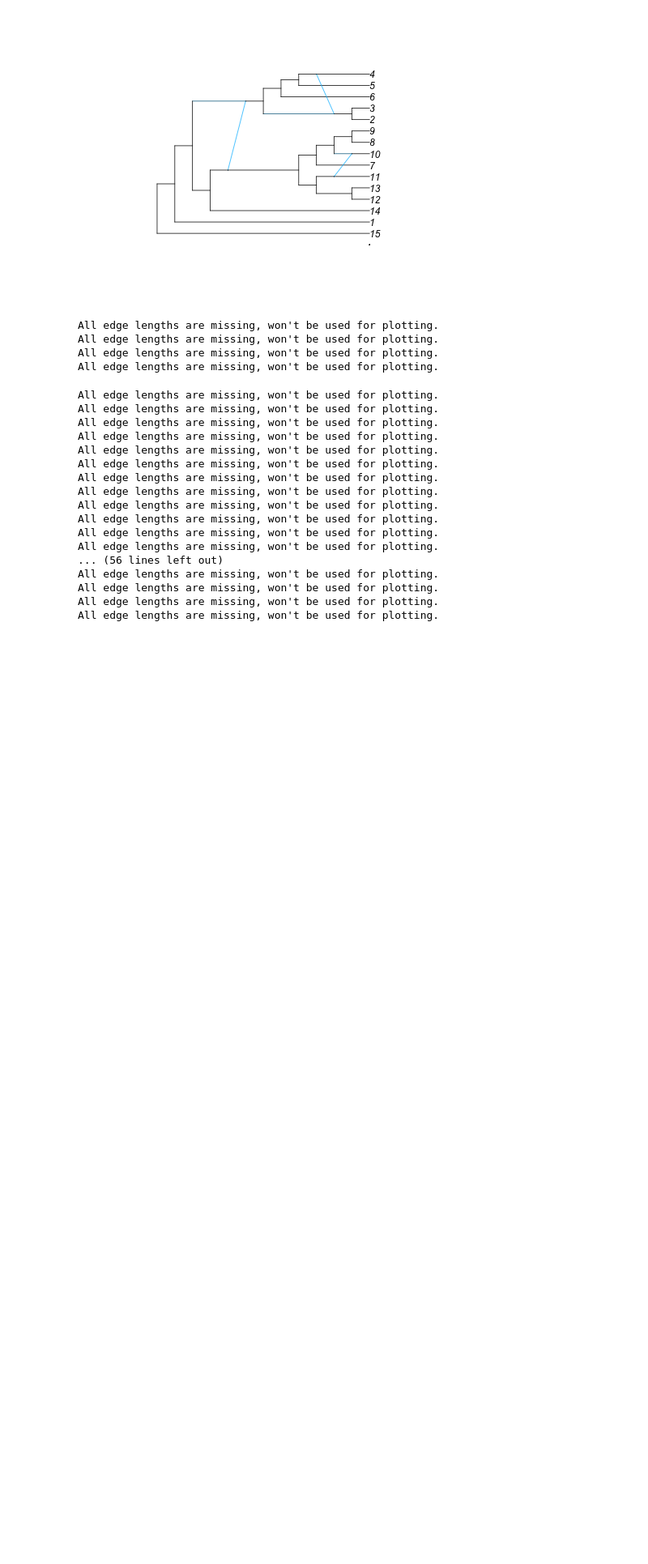
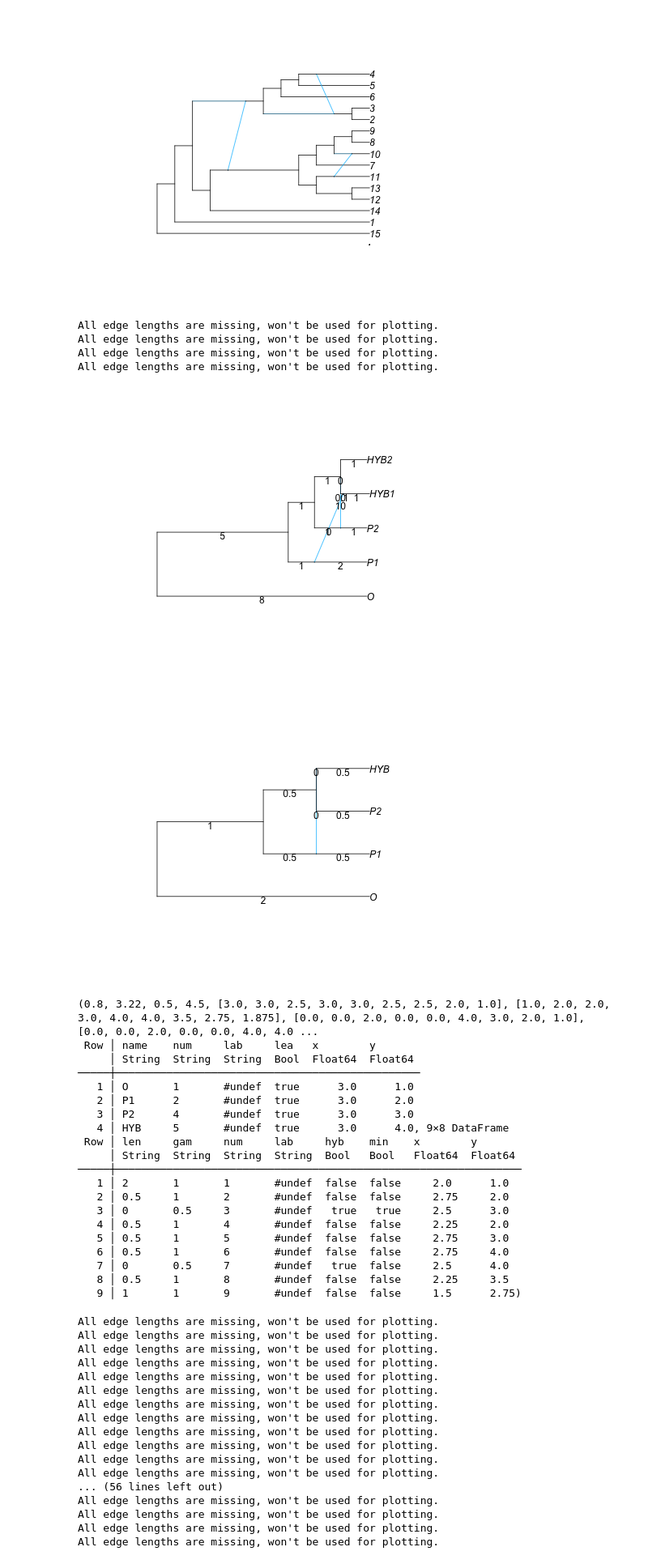
Before and after one commit to mbjorner/hybrid-detection-comparison, a Jupyter notebook: scripts/HelperFunctions/testDeleteLeaf.ipynb, the cells around one changed output. Shown at 81% size. Drawn from its saved outputs; the diff is of its cells as text; code cells hidden in the pictures; blank space fills up the shorter version.

```diff
--- a/scripts/HelperFunctions/PhyloNetworks.deleteleaf.ipynb
+++ b/scripts/HelperFunctions/testDeleteLeaf.ipynb
@@ -62,6 +50,56 @@ All edge lengths are missing, won't be used for plotting.
 All edge lengths are missing, won't be used for plotting.
 All edge lengths are missing, won't be used for plotting.
 All edge lengths are missing, won't be used for plotting.
+# %%
+T1 = 1.0
+T3 = 5.0
+MIX = "0.5"
+neta = string("(O:",T3+T1+T1,", ((P1:",T1,",#H1:0::",MIX,"):",T1,", (P2:",T1,", (HYB:",T1,")#H1:0::",MIX,"):",T1,"):",T3,");")
+netb =
+netc = string("(O:",T3+T1+T1+T1,", ((
+    (P1:",T1,",#H1:0::",MIX,"):",T1,", (P2:",T1,", (HYB:",T1,")#H1:0::",MIX,"):",T1,"):",T1,
+    ", ((P1:",T1,",#H2:0::",MIX,"):",T1,", (P2:",T1,", (HYB:",T1,")#H2:0::",MIX,"):",T1,"):",T1,"):",T3,");")
+netd = string("(O:",T3+T1+T1+T1+T1,", (((
+    (P1:",T1,",#H1:0::",MIX,"):",T1,", (P2:",T1,", (HYB:",T1,")#H1:0::",MIX,"):",T1,"):",T1,
+    ", ((P1:",T1,",#H2:0::",MIX,"):",T1,", (P2:",T1,", (HYB:",T1,")#H2:0::",MIX,"):",T1,"):",T1,"):",T1,
+    ",((P1:",T1,",#H3:0::",MIX,"):",T1,", (P2:",T1,", (HYB:",T1,")#H3:0::",MIX,"):",T1,"):",T1+T1,"):",T3,");")
+nete = string("(O:",T3+T1+T1+T1+T1,", (
+    (((P1:",T1,",#H1:0::",MIX,"):",T1,", (P2:",T1,", (HYB:",T1,")#H1:0::",MIX,"):",T1,"):",T1,",#H3:0::0.5):1.0",
+    ", (((P1:",T1,",#H2:0::",MIX,"):",T1,", (P2:",T1,", (HYB:",T1,")#H2:0::",MIX,"):",T1,"):",T1,", (HYB:",T1+T1+T1,")#H3:0::",MIX,"):",T1,"):",T3,");")
+netf = string("(O:",T3+T1+T1+T1,",
+    ((P1:",T1+T1,",#H1:0::",MIX,"):",T1,",
+    ((P2:",T1,",#H2:10::0.5):1.0, ((((HYB1:",T1,")#H1:0::",MIX,"):0.1,HYB2:1.0)#H2:0::",MIX,"):1.0):",T1,"):",T3,");")
+
+topo = readTopology(netf)
+plot(topo, :R, style=:majortree, useEdgeLength=true, showEdgeLength=true)
+
+
+topo = readTopology("(O:2.0, ((P1:0.50,#H1:0::0.5):0.50, (P2:0.5, (HYB:0.5)#H1:0::0.5):0.5):1.0);")
+
+plot(topo, :R, style=:majortree, useEdgeLength=true, showEdgeLength=true)
+# %% [output]
+[figure, added]
+[figure, added]
+(0.8, 3.22, 0.5, 4.5, [3.0, 3.0, 2.5, 3.0, 3.0, 2.5, 2.5, 2.0, 1.0], [1.0, 2.0, 2.0, 3.0, 4.0, 4.0, 3.5, 2.75, 1.875], [0.0, 0.0, 2.0, 0.0, 0.0, 4.0, 3.0, 2.0, 1.0], [0.0, 0.0, 2.0, 0.0, 0.0, 4.0, 4.0 ...
+ Row │ name    num     lab     lea   x        y
+     │ String  String  String  Bool  Float64  Float64
+─────┼────────────────────────────────────────────────
+   1 │ O       1       #undef  true      3.0      1.0
+   2 │ P1      2       #undef  true      3.0      2.0
+   3 │ P2      4       #undef  true      3.0      3.0
+   4 │ HYB     5       #undef  true      3.0      4.0, 9×8 DataFrame
+ Row │ len     gam     num     lab     hyb    min    x        y
+     │ String  String  String  String  Bool   Bool   Float64  Float64
+─────┼────────────────────────────────────────────────────────────────
+   1 │ 2       1       1       #undef  false  false     2.0      1.0
+   2 │ 0.5     1       2       #undef  false  false     2.75     2.0
+   3 │ 0       0.5     3       #undef   true   true     2.5      3.0
+   4 │ 0.5     1       4       #undef  false  false     2.25     2.0
+   5 │ 0.5     1       5       #undef  false  false     2.75     3.0
+   6 │ 0.5     1       6       #undef  false  false     2.75     4.0
+   7 │ 0       0.5     7       #undef   true  false     2.5      4.0
+   8 │ 0.5     1       8       #undef  false  false     2.25     3.5
+   9 │ 1       1       9       #undef  false  false     1.5      2.75)
 # %%
 for net in nets
 
```
Also changed, not shown: parts of 1 cell of this notebook, 20 other files.
